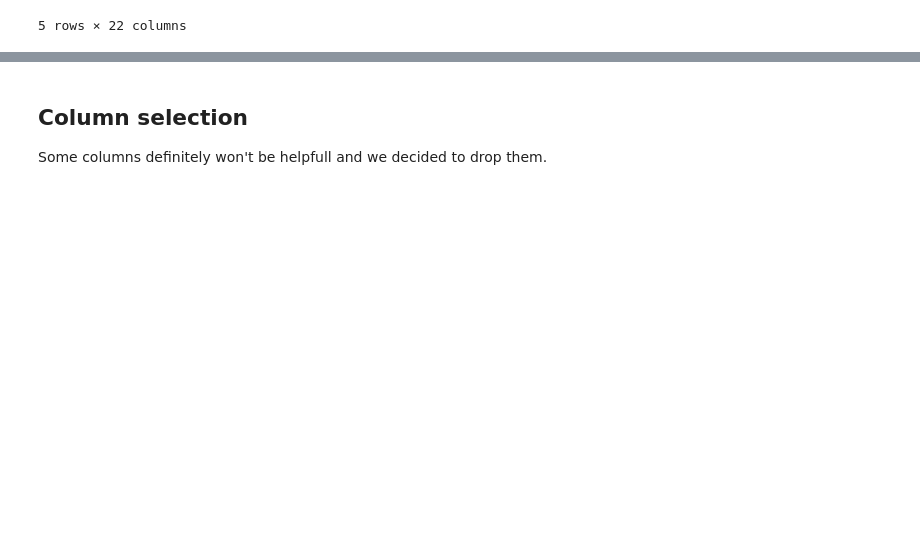
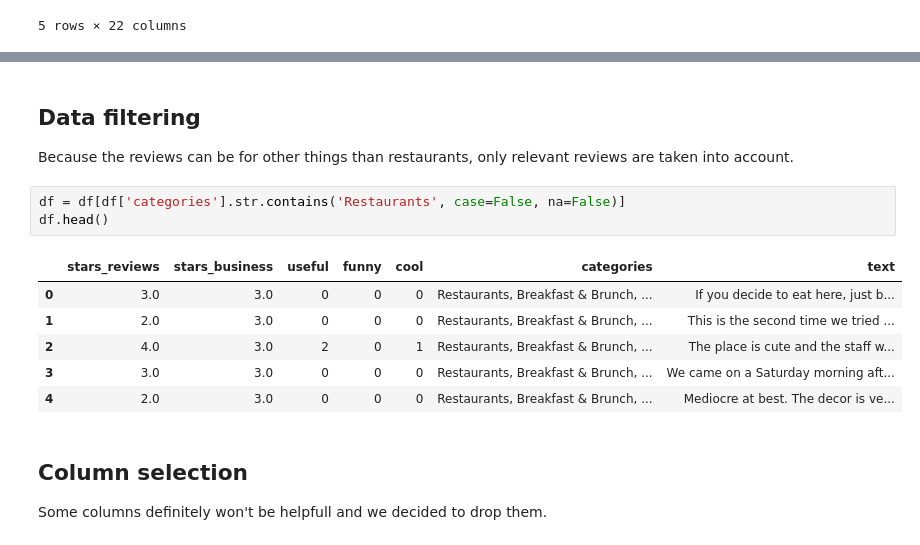
Before and after one commit to balooooooooo/text-analytics-2-coursework, a Jupyter notebook: preprocessing.ipynb, the cells around one changed output, grey strips where cells are left out. Saved outputs shown, nothing was run; the diff lists cells and outputs as text; blank space fills up the shorter version.

Commit message:
Data category filtering

```diff
--- a/preprocessing.ipynb
+++ b/preprocessing.ipynb
@@ -59,3 +71,17 @@ df.head()
+# %% [markdown]
+## Data filtering
+
+Because the reviews can be for other things than restaurants, only relevant reviews are taken into account.
+# %%
+df = df[df['categories'].str.contains('Restaurants', case=False, na=False)]
+df.head()
+# %% [output]
+|  | stars_reviews | stars_business | useful | funny | cool | categories | text |
+| 0 | 3.0 | 3.0 | 0 | 0 | 0 | Restaurants, Breakfast & Brunch, ... | If you decide to eat here, just b... |
+| 1 | 2.0 | 3.0 | 0 | 0 | 0 | Restaurants, Breakfast & Brunch, ... | This is the second time we tried ... |
+| 2 | 4.0 | 3.0 | 2 | 0 | 1 | Restaurants, Breakfast & Brunch, ... | The place is cute and the staff w... |
+| 3 | 3.0 | 3.0 | 0 | 0 | 0 | Restaurants, Breakfast & Brunch, ... | We came on a Saturday morning aft... |
+| 4 | 2.0 | 3.0 | 0 | 0 | 0 | Restaurants, Breakfast & Brunch, ... | Mediocre at best. The decor is ve... |
 # %% [markdown]
 ## Column selection
 
```
Also changed, not shown: parts of 6 cells of this notebook.
